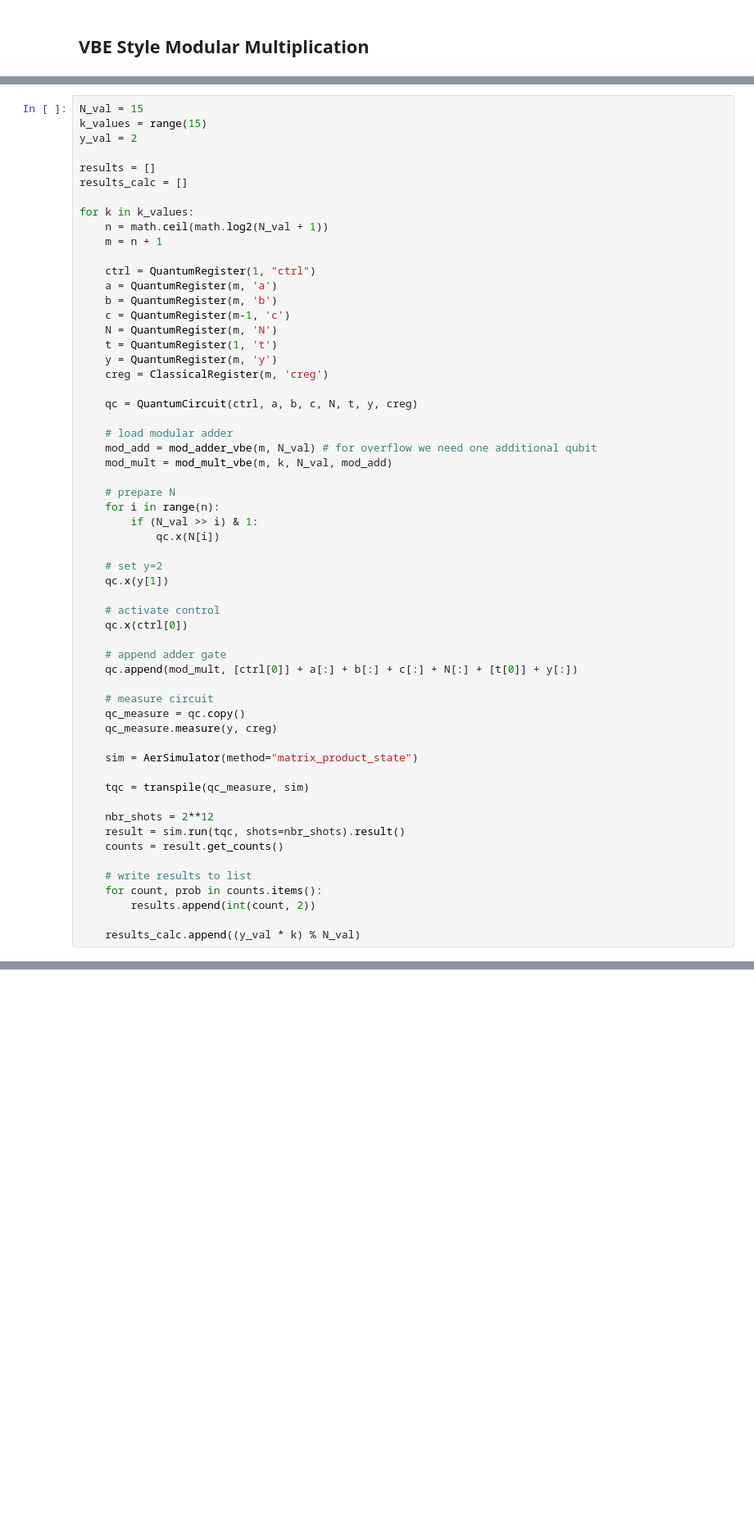
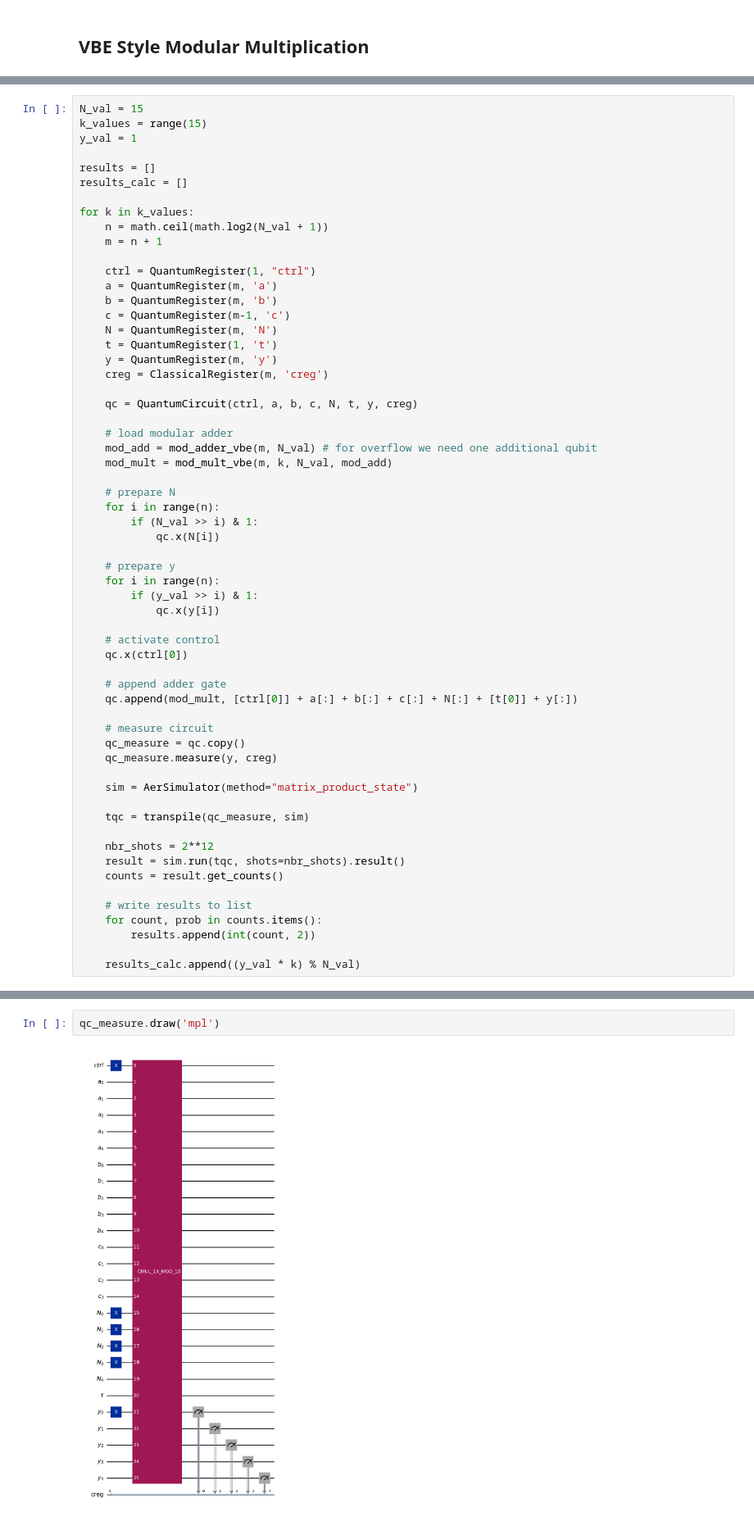
Before and after one commit to MichaelGitHub80/quantum-modexp-vbe, a Jupyter notebook: notebooks/01_mod_mult_vbe_demo.ipynb, the cells around one changed output, grey strips where cells are left out. Shown at 82% size. Cells and saved outputs as stored; diff of their text form; blank space fills up the shorter version.

```diff
--- a/notebooks/01_mod_mult_vbe_demo.ipynb
+++ b/notebooks/01_mod_mult_vbe_demo.ipynb
@@ -18,7 +21,7 @@ import math
 # %%
 N_val = 15
 k_values = range(15)
-y_val = 2
+y_val = 1
 
 results = []
 results_calc = []
@@ -47,8 +50,10 @@ for k in k_values:
         if (N_val >> i) & 1:
             qc.x(N[i])
 
-    # set y=2
-    qc.x(y[1])
+    # prepare y
+    for i in range(n):
+        if (y_val >> i) & 1:
+            qc.x(y[i])
 
     # activate control
     qc.x(ctrl[0])
@@ -83,0 +89,4 @@ results
+# %%
+qc_measure.draw('mpl')
+# %% [output]
+[figure, added]
```
Also changed, not shown: parts of 3 cells of this notebook, 1 other file.
